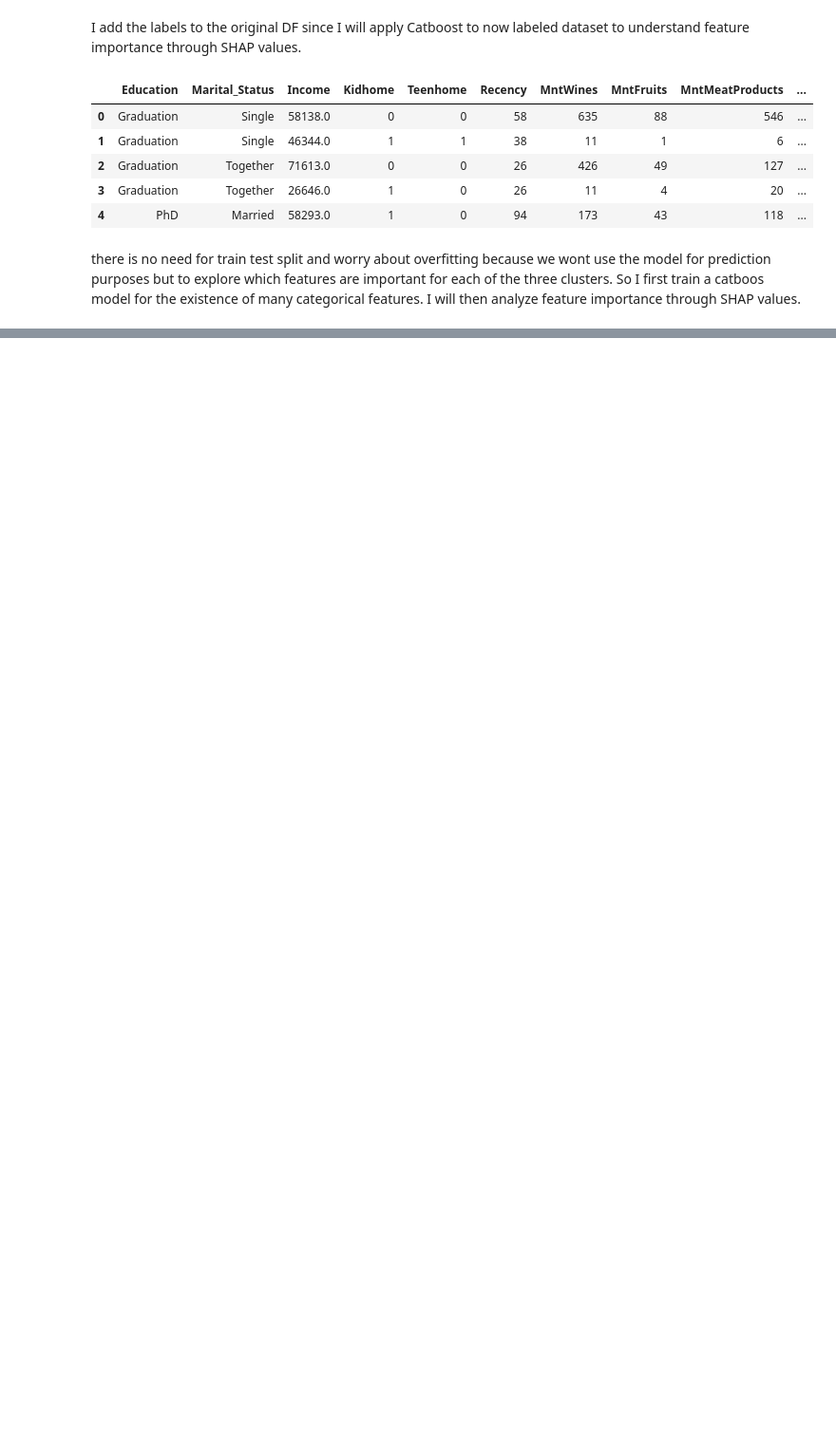
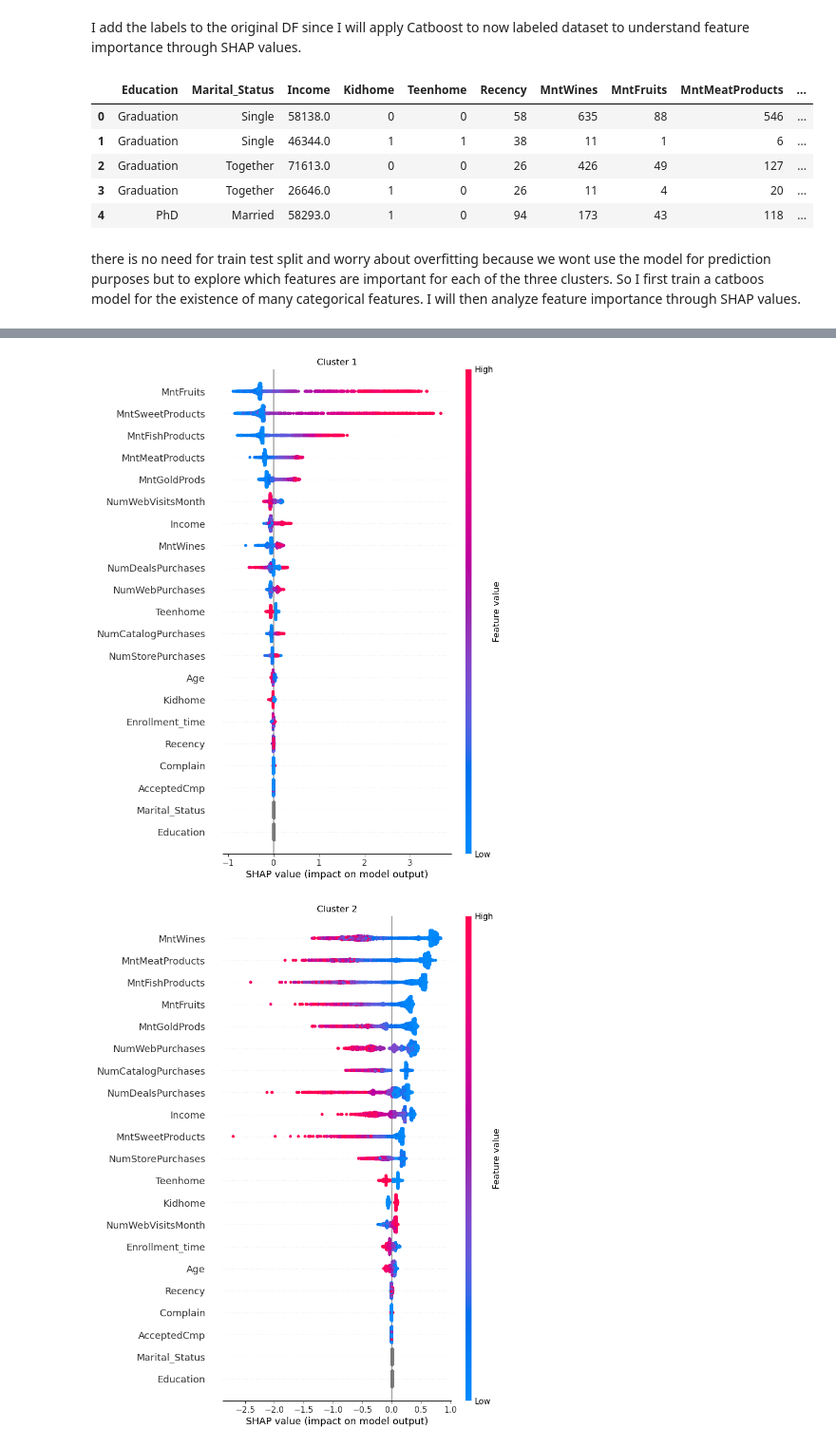
Before and after one commit to mdeniz1/MachineLearningProjects, a Jupyter notebook: customer-personality-analysisWithKprototypes.ipynb, the cells around one changed output, grey strips where cells are left out. Shown: that part at 95% size. Cells and saved outputs as stored; diff of their text form; code cells hidden in the pictures; blank space fills up the shorter version.

```diff
--- a/customer-personality-analysisWithKprototypes.ipynb
+++ b/customer-personality-analysisWithKprototypes.ipynb
@@ -303,20 +303 @@ catboost.fit(X, y, cat_features=object_cols_index)
 <catboost.core.CatBoostClassifier at 0x...>
-# %%
-cluster_colors = ['red', 'blue', 'green', 'black']  # define colors for each cluster
-
-for cnr in df['cluster'].unique():
-    # filter data for the current cluster
-    cluster_X = X[df['cluster'] == cnr]
-    cluster_y = y[df['cluster'] == cnr]
-
-    # create an explainer for the current cluster
-    cluster_explainer = shap.TreeExplainer(catboost, cat_features=object_cols_index)
-
-    # compute shap_values for the current cluster
-    cluster_shap_values = cluster_explainer.shap_values(cluster_X)
-    cluster_shap_values = cluster_shap_values[cnr]  # keep only the shap values for the current cluster
-
-    # plot the summary plot for the current cluster
-    shap.summary_plot(cluster_shap_values, cluster_X, max_display=30, show=False, color=cluster_colors[cnr])
-    plt.title(f'Cluster {cnr}')
-    plt.show()
@@ -327,0 +310,5 @@ for cnr in df['cluster'].unique():
+# %%
+explainer = shap.TreeExplainer(catboost, cat_features=object_cols_index)
+
+# # Compute SHAP values for the training data
+shap_values = explainer(X).values
@@ -327,0 +354,8 @@ for cnr in df['cluster'].unique():
+# %%
+for cnr in df['cluster'].unique():
+    shap.summary_plot(shap_values[:, :, cnr], X, max_display=30, show=False)
+    plt.title(f'Cluster {cnr}')
+    plt.show()
+# %% [output]
+[figure, added]
+[figure, added]
```
Also changed, not shown: parts of 18 cells of this notebook.
